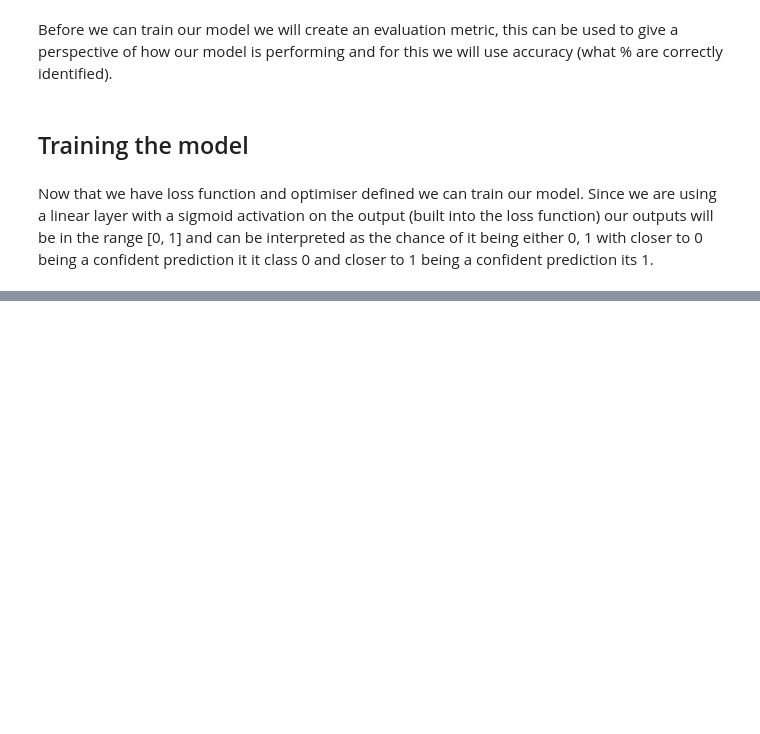
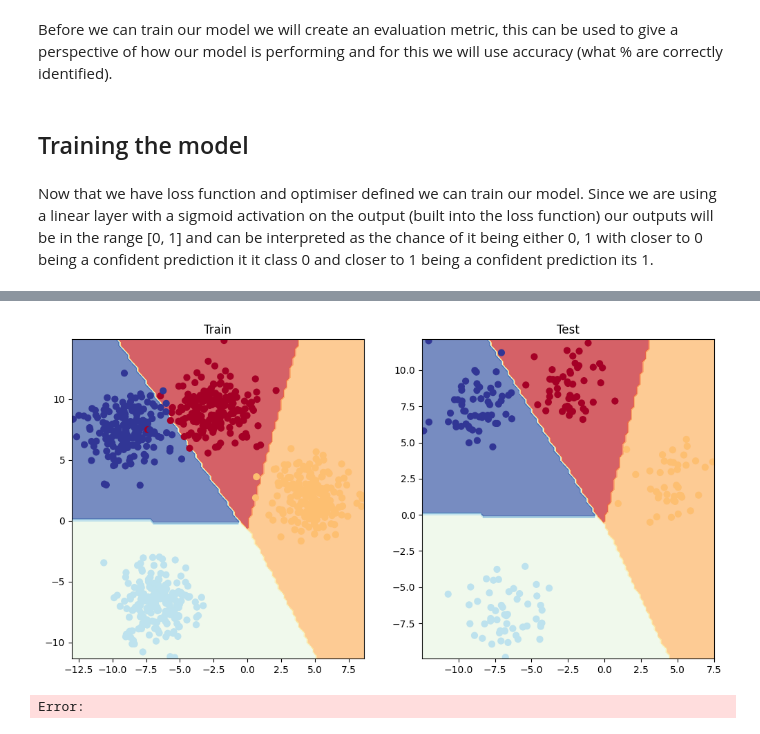
Before and after one commit to jackgoodsall/Learning-Machine-Learning-, a Jupyter notebook: PytorchLearning/NNClassifcation/NNClassifcation.ipynb, the cells around one changed output, grey strips where cells are left out. Drawn from its saved outputs; the diff is of its cells as text; code cells hidden in the pictures; blank space fills up the shorter version.

```diff
--- a/PytorchLearning/NNClassifcation/NNClassifcation.ipynb
+++ b/PytorchLearning/NNClassifcation/NNClassifcation.ipynb
@@ -179,0 +355,32 @@ RuntimeError: CUDA error: CUBLAS_STATUS_EXECUTION_FAILED when calling cublasLtMa
+# %%
+class BlobModel(nn.Module):
+    def __init__(self, input_features, output_features, hidden_units=8):
+        """Initializes all required hyperparameters for a multi-class classification model.
+
+        Args:
+            input_features (int): Number of input features to the model.
+            out_features (int): Number of output features of the model
+              (how many classes there are).
+            hidden_units (int): Number of hidden units between layers, default 8.
+        """
+        super().__init__()
+        self.linear_layer_stack = nn.Sequential(
+            nn.Linear(in_features=input_features, out_features=hidden_units),
+            # nn.ReLU(), # <- does our dataset require non-linear layers? (try uncommenting and see if the results change)
+            nn.Linear(in_features=hidden_units, out_features=hidden_units),
+            # nn.ReLU(), # <- does our dataset require non-linear layers? (try uncommenting and see if the results change)
+            nn.Linear(in_features=hidden_units, out_features=output_features), # how many classes are there?
+        )
+
+    def forward(self, x):
+        return self.linear_layer_stack(x)
+
+# Create an instance of BlobModel and send it to the target device
+model_4 = BlobModel(input_features=NUM_FEATURES,
+                    output_features=NUM_CLASSSES,
+                    hidden_units=8).to(device)
+model_4
+
+loss_fn_CEL = nn.CrossEntropyLoss()
+optimizer = torch.optim.SGD(model_4.parameters(),
+                            lr=0.1)
@@ -179,0 +445,11 @@ RuntimeError: CUDA error: CUBLAS_STATUS_EXECUTION_FAILED when calling cublasLtMa
+# %%
+plt.figure(figsize=(12, 6))
+plt.subplot(1, 2, 1)
+plt.title("Train")
+plot_decision_boundary(model_4, X_blob_train, y_blob_train)
+plt.subplot(1, 2, 2)
+plt.title("Test")
+plot_decision_boundary(model_4, X_blob_test, y_blob_test)
+# %% [output]
+[figure, added]
+Error:
```
Also changed, not shown: parts of 22 cells of this notebook.
